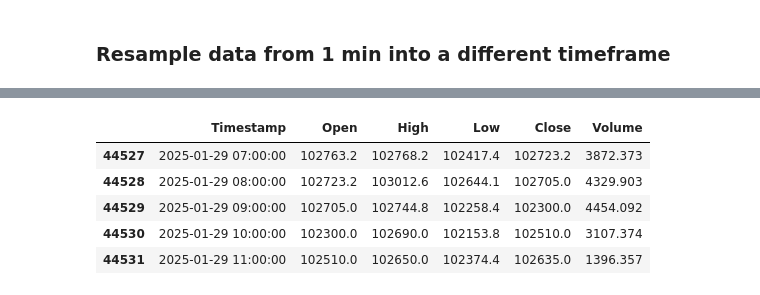
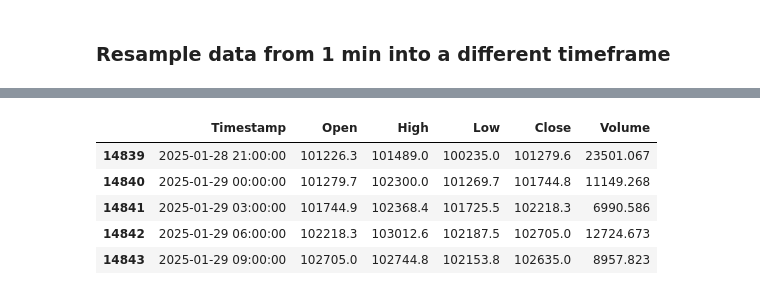
Before and after one commit to mpanac/strategy-snippets, a Jupyter notebook: helper/resample_ohlcv.ipynb, the cells around one changed output, grey strips where cells are left out. Drawn from its saved outputs; the diff is of its cells as text; code cells hidden in the pictures.

```diff
--- a/helper/resample_ohlcv.ipynb
+++ b/helper/resample_ohlcv.ipynb
@@ -45,10 +45,10 @@ Successfully resampled to 1h timeframe
 # %%
-df = pd.read_csv('../data/BTCUSDT_1h_2020-2025.csv') # Load resampled data
+df = pd.read_csv('../data/BTCUSDT_3h_2020-2025.csv') # Load resampled data
 df.tail(5) # Display last 5 rows
 # %% [output]
 |  | Timestamp | Open | High | Low | Close | Volume |
-| 44527 | 2025-01-29 07:00:00 | 102763.2 | 102768.2 | 102417.4 | 102723.2 | 3872.373 |
-| 44528 | 2025-01-29 08:00:00 | 102723.2 | 103012.6 | 102644.1 | 102705.0 | 4329.903 |
-| 44529 | 2025-01-29 09:00:00 | 102705.0 | 102744.8 | 102258.4 | 102300.0 | 4454.092 |
-| 44530 | 2025-01-29 10:00:00 | 102300.0 | 102690.0 | 102153.8 | 102510.0 | 3107.374 |
-| 44531 | 2025-01-29 11:00:00 | 102510.0 | 102650.0 | 102374.4 | 102635.0 | 1396.357 |
+| 14839 | 2025-01-28 21:00:00 | 101226.3 | 101489.0 | 100235.0 | 101279.6 | 23501.067 |
+| 14840 | 2025-01-29 00:00:00 | 101279.7 | 102300.0 | 101269.7 | 101744.8 | 11149.268 |
+| 14841 | 2025-01-29 03:00:00 | 101744.9 | 102368.4 | 101725.5 | 102218.3 | 6990.586 |
+| 14842 | 2025-01-29 06:00:00 | 102218.3 | 103012.6 | 102187.5 | 102705.0 | 12724.673 |
+| 14843 | 2025-01-29 09:00:00 | 102705.0 | 102744.8 | 102153.8 | 102635.0 | 8957.823 |
```
Also changed, not shown: parts of 1 cell of this notebook, 3 other files.
